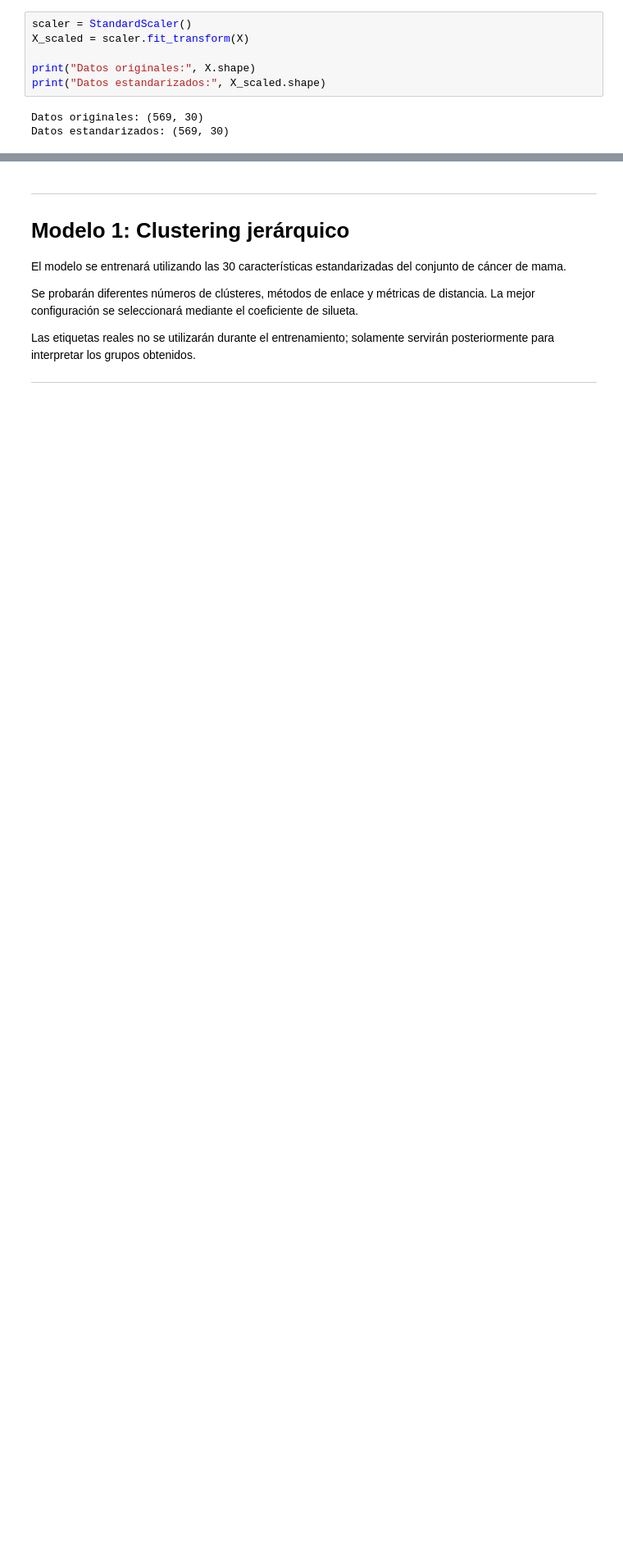
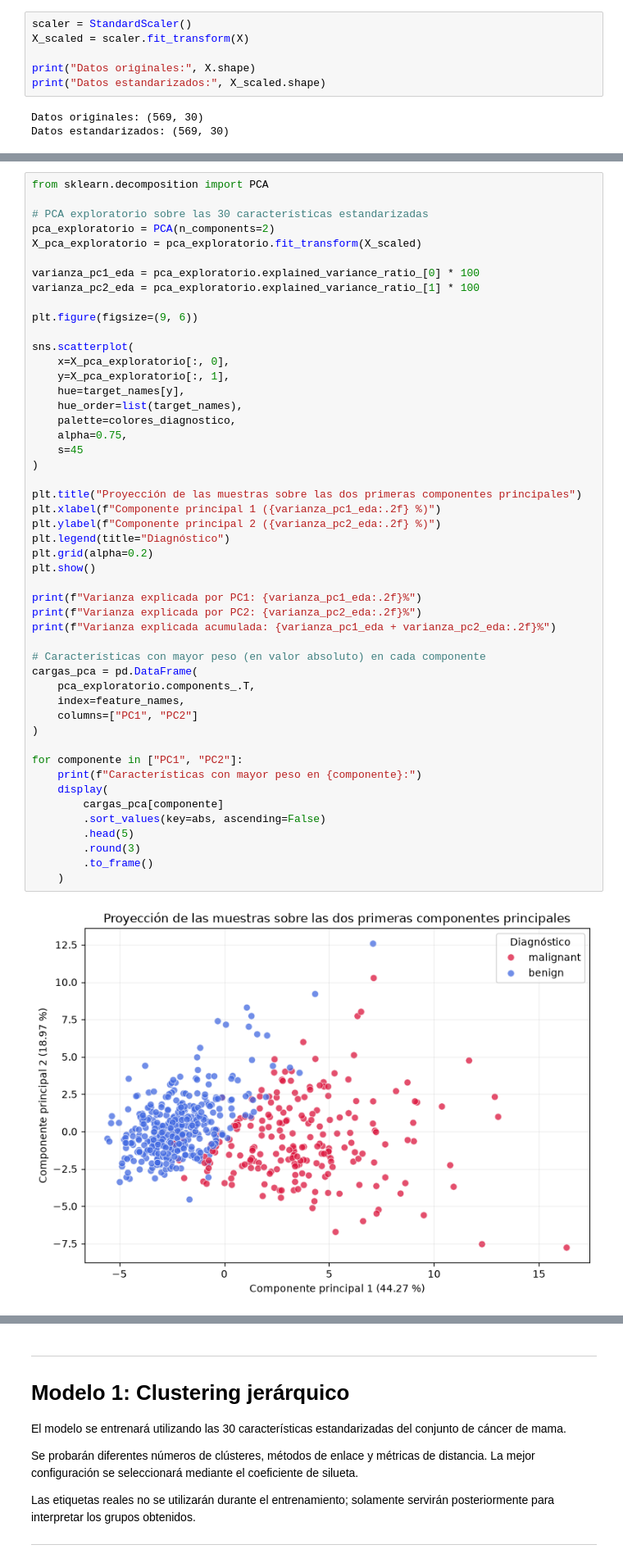
Before and after one commit to jpmartham/proyecto-final-razonamiento, a Jupyter notebook: notebooks/cancer_mama.ipynb, the cells around one changed output, grey strips where cells are left out. Shown at 82% size. Cells and saved outputs as stored; diff of their text form; blank space fills up the shorter version.

```diff
--- a/notebooks/cancer_mama.ipynb
+++ b/notebooks/cancer_mama.ipynb
@@ -47,0 +380,51 @@ Datos estandarizados: (569, 30)
+# %%
+from sklearn.decomposition import PCA
+
+# PCA exploratorio sobre las 30 características estandarizadas
+pca_exploratorio = PCA(n_components=2)
+X_pca_exploratorio = pca_exploratorio.fit_transform(X_scaled)
+
+varianza_pc1_eda = pca_exploratorio.explained_variance_ratio_[0] * 100
+varianza_pc2_eda = pca_exploratorio.explained_variance_ratio_[1] * 100
+
+plt.figure(figsize=(9, 6))
+
+sns.scatterplot(
+    x=X_pca_exploratorio[:, 0],
+    y=X_pca_exploratorio[:, 1],
+    hue=target_names[y],
+    hue_order=list(target_names),
+    palette=colores_diagnostico,
+    alpha=0.75,
+    s=45
+)
+
+plt.title("Proyección de las muestras sobre las dos primeras componentes principales")
+plt.xlabel(f"Componente principal 1 ({varianza_pc1_eda:.2f} %)")
+plt.ylabel(f"Componente principal 2 ({varianza_pc2_eda:.2f} %)")
+plt.legend(title="Diagnóstico")
+plt.grid(alpha=0.2)
+plt.show()
+
+print(f"Varianza explicada por PC1: {varianza_pc1_eda:.2f}%")
+print(f"Varianza explicada por PC2: {varianza_pc2_eda:.2f}%")
+print(f"Varianza explicada acumulada: {varianza_pc1_eda + varianza_pc2_eda:.2f}%")
+
+# Características con mayor peso (en valor absoluto) en cada componente
+cargas_pca = pd.DataFrame(
+    pca_exploratorio.components_.T,
+    index=feature_names,
+    columns=["PC1", "PC2"]
+)
+
+for componente in ["PC1", "PC2"]:
+    print(f"Características con mayor peso en {componente}:")
+    display(
+        cargas_pca[componente]
+        .sort_values(key=abs, ascending=False)
+        .head(5)
+        .round(3)
+        .to_frame()
+    )
+# %% [output]
+[figure, added]
```
Also changed, not shown: parts of 17 cells of this notebook.
